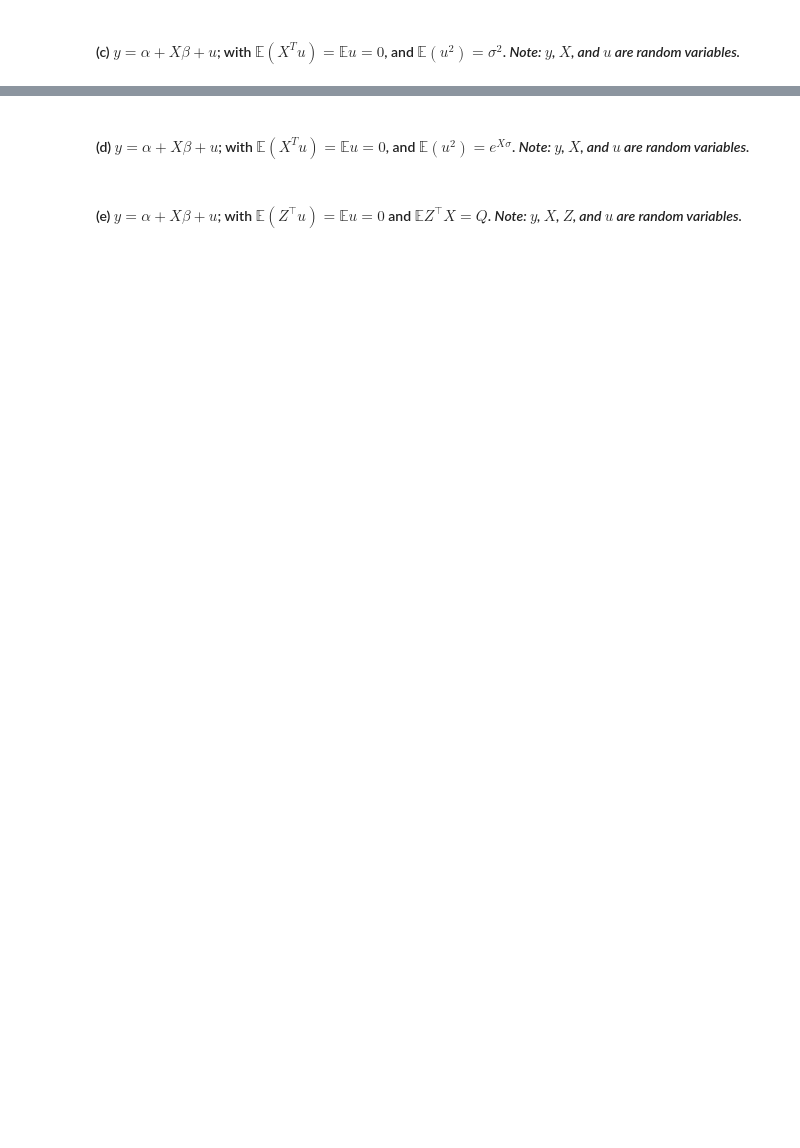
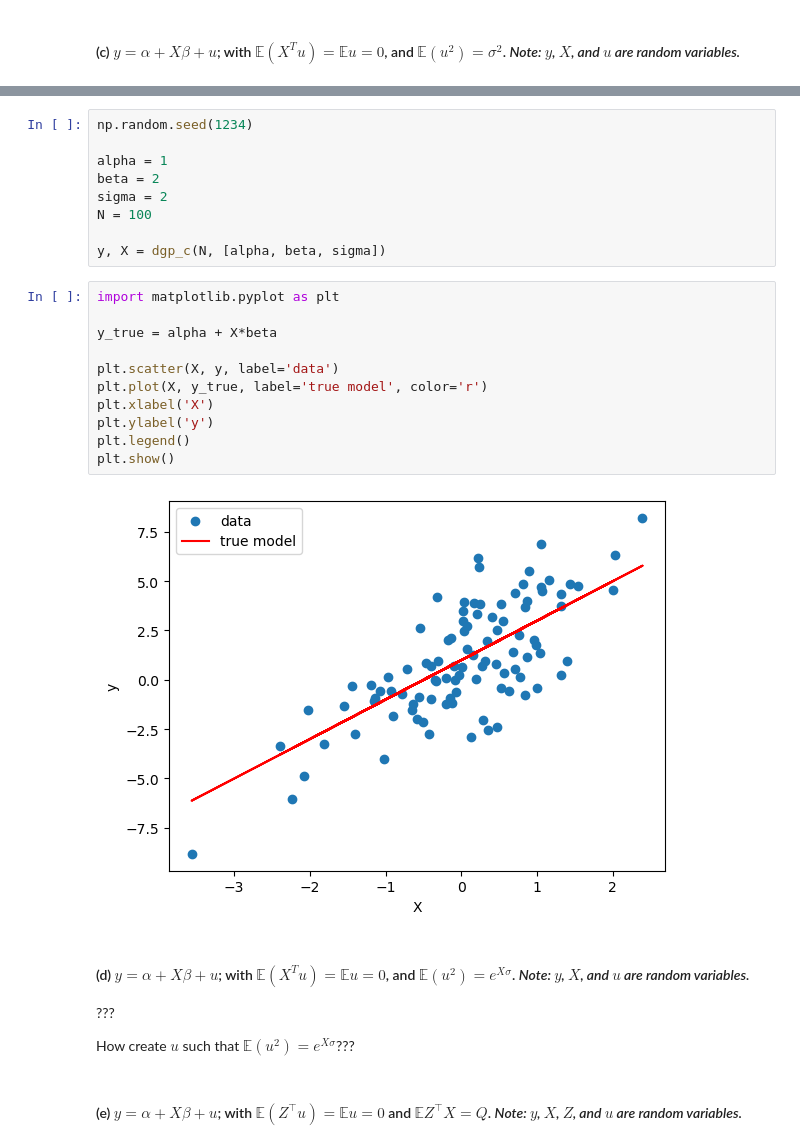
Before and after one commit to eleanor-adachi/ARE212_Materials, a Jupyter notebook: Assignments/assignment3/assignment3_ea.ipynb, the cells around one changed output, grey strips where cells are left out. Saved outputs shown, nothing was run; the diff lists cells and outputs as text; blank space fills up the shorter version.

```diff
--- a/Assignments/assignment3/assignment3_ea.ipynb
+++ b/Assignments/assignment3/assignment3_ea.ipynb
@@ -22,4 +415,30 @@ When we approach a new estimation problem from a GMM perspective there’s a sim
+# %%
+np.random.seed(1234)
+
+alpha = 1
+beta = 2
+sigma = 2
+N = 100
+
+y, X = dgp_c(N, [alpha, beta, sigma])
+# %%
+import matplotlib.pyplot as plt
+
+y_true = alpha + X*beta
+
+plt.scatter(X, y, label='data')
+plt.plot(X, y_true, label='true model', color='r')
+plt.xlabel('X')
+plt.ylabel('y')
+plt.legend()
+plt.show()
+# %% [output]
+[figure, added]
 # %% [markdown]
 #### (d) $y = \alpha + X \beta + u$; with $\mathbb{E}(X^Tu) = \mathbb{E}u = 0$, and $\mathbb{E}(u^2) = e^{X \sigma}$.  *Note: $y$, $X$, and $u$ are random variables.*
+
+???
+
+How create $u$ such that $\mathbb{E}(u^2) = e^{X \sigma}$???
 # %% [markdown]
 #### (e) $y = \alpha + X \beta + u$; with $\mathbb{E}(Z^⊤u) = \mathbb{E}u = 0$ and $\mathbb{E}Z^⊤ X = Q$.  *Note: $y$, $X$, $Z$, and $u$ are random variables.*
```
Also changed, not shown: parts of 47 cells of this notebook.
